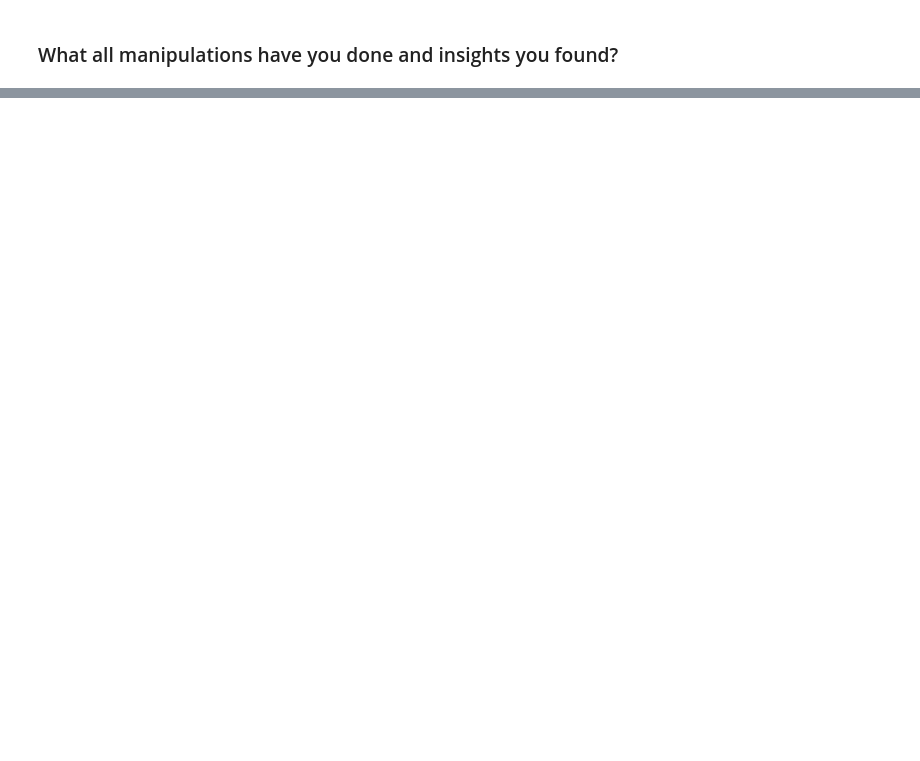
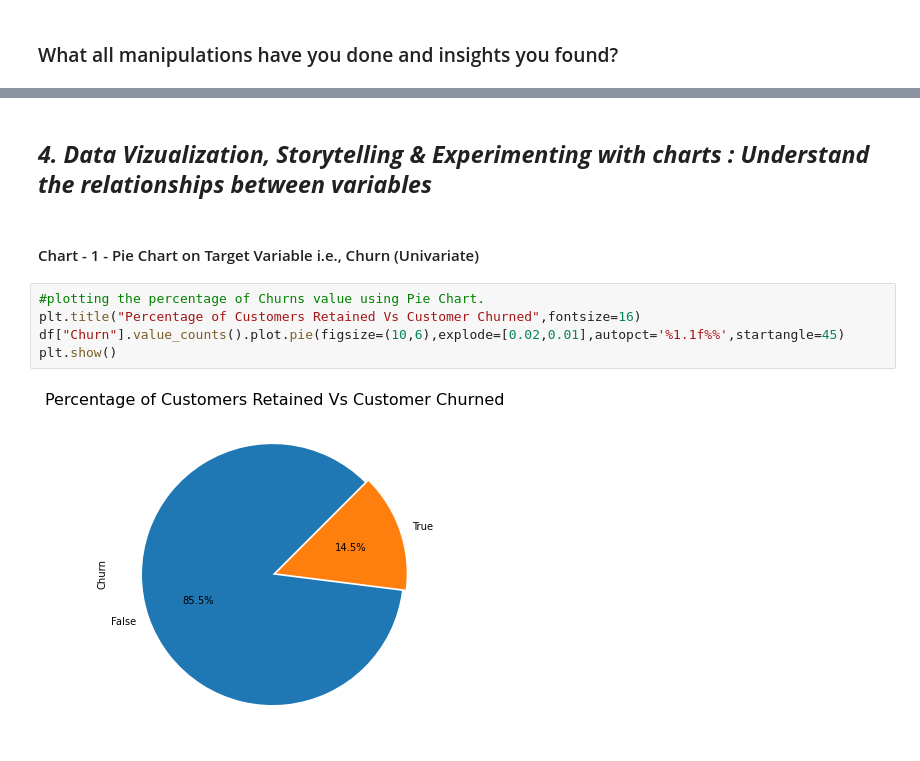
Before and after one commit to BoyinaVamsi/EDA-Telecom-Churn-Analysis, a Jupyter notebook: EDA_Telecom_Churn_Analysis.ipynb, the cells around one changed output, grey strips where cells are left out. Saved outputs shown, nothing was run; the diff lists cells and outputs as text; blank space fills up the shorter version.

```diff
--- a/EDA_Telecom_Churn_Analysis.ipynb
+++ b/EDA_Telecom_Churn_Analysis.ipynb
@@ -412,0 +570,11 @@ Answer Here.
+# %% [markdown]
+## ***4. Data Vizualization, Storytelling & Experimenting with charts : Understand the relationships between variables***
+# %% [markdown]
+#### Chart - 1 - Pie Chart on Target Variable i.e., Churn (Univariate)
+# %%
+#plotting the percentage of Churns value using Pie Chart.
+plt.title("Percentage of Customers Retained Vs Customer Churned",fontsize=16)
+df["Churn"].value_counts().plot.pie(figsize=(10,6),explode=[0.02,0.01],autopct='%1.1f%%',startangle=45)
+plt.show()
+# %% [output]
+[figure, added]
```
Also changed, not shown: parts of 24 cells of this notebook.
